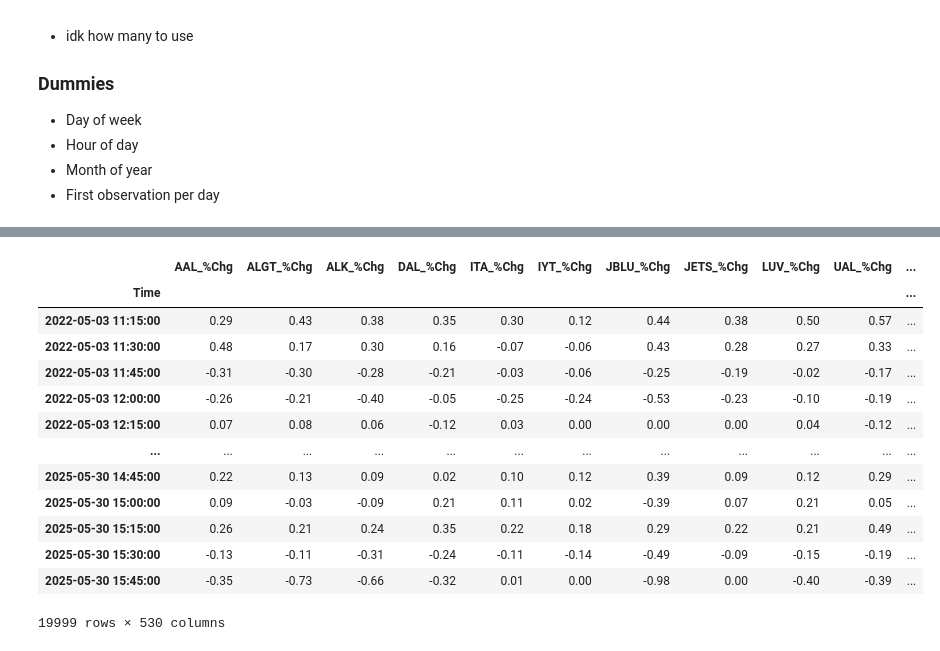
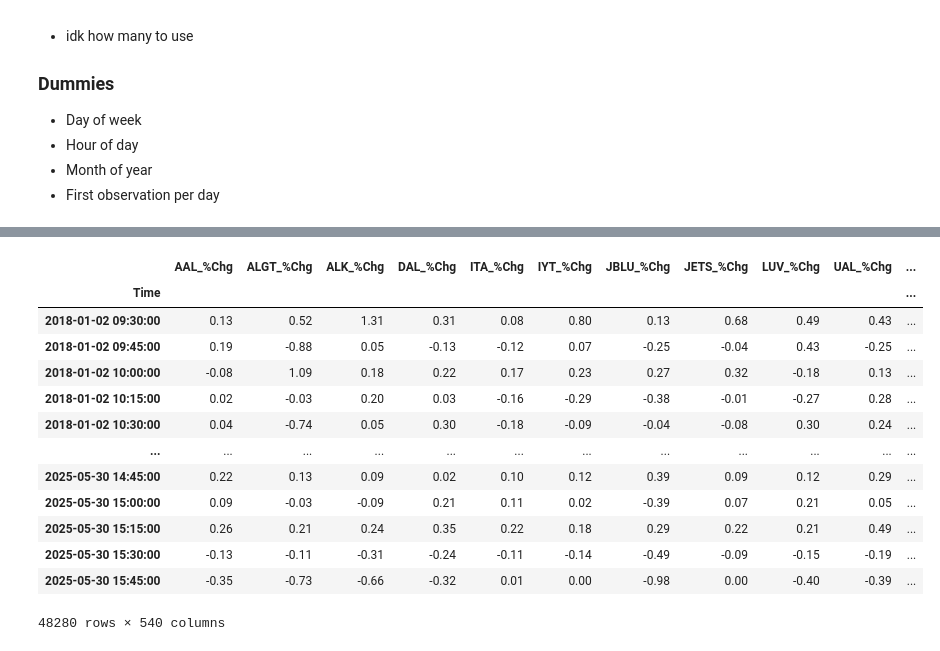
Before and after one commit to svanomm/sentiment-volume-forecasting, a Jupyter notebook: Scripts/04 Process Stock Data.ipynb, the cells around one changed output, grey strips where cells are left out. Saved outputs shown, nothing was run; the diff lists cells and outputs as text; code cells hidden in the pictures.

```diff
--- a/Scripts/04 Process Stock Data.ipynb
+++ b/Scripts/04 Process Stock Data.ipynb
@@ -62,8 +41,6 @@ AAL     74806
 JETS    62745
 Name: count, dtype: int64
 # %%
-# Drop duplicates rows (ignoring the 'filename' column)
+# Drop duplicates rows
 df_main = df_main.drop_duplicates()
-
-df_main = df_main.dropna(subset=['Open'])
-df_main
+df_main = df_main.dropna()
@@ -84,9 +47,7 @@ df_main
 # %%
-df_main = df_main.dropna()
 # Convert 'Time' column to datetime format
 df_main['Time'] = pd.to_datetime(df_main['Time'], format='%Y-%m-%d %H:%M')
 df_main['%Chg'] = df_main['%Chg'].str.replace('%', '').astype(float)
-df_main = df_main[df_main['Time'] >= datetime.datetime(2022,5,3,11,15)]
 df_main
 # %% [output]
 |  | Time | Open | High | Low | Last | Change | %Chg | Volume | ticker |
@@ -158,11 +91,14 @@ df_main['Last-Open%'] = (df_main['Open'] / df_main['Last']) - 1
 
 df_main.sort_values(by=['ticker', 'Time'], inplace=True)
 
+# Log returns
+df_main['LogReturn'] = 100*np.log1p(df_main.groupby('ticker')['Last'].pct_change())
+
 # 10-period rolling variance
-df_main['Roll_SD_Last_10'] = df_main.groupby('ticker')['Last'].rolling(window=10).std().reset_index(level=0, drop=True)
+df_main['Roll_SD_Last_10']   = df_main.groupby('ticker')['Last'].rolling(window=10).std().reset_index(level=0, drop=True)
 df_main['Roll_SDSD_Last_10'] = df_main.groupby('ticker')['Roll_SD_Last_10'].rolling(window=10).std().reset_index(level=0, drop=True)
 
-df_main['Roll_SD_Volume_10'] = df_main.groupby('ticker')['Volume'].rolling(window=10).std().reset_index(level=0, drop=True)
+df_main['Roll_SD_Volume_10']   = df_main.groupby('ticker')['Volume'].rolling(window=10).std().reset_index(level=0, drop=True)
 df_main['Roll_SDSD_Volume_10'] = df_main.groupby('ticker')['Roll_SD_Volume_10'].rolling(window=10).std().reset_index(level=0, drop=True)
 # %%
 df_main
@@ -208,3 +136,5 @@ for col in cols_to_lag:
 # reshape the data to wide format, adding the ticker as a prefix to all columns
 to_reshape = df_main.columns.difference(['Time', 'ticker'])
 df_wide = df_main.pivot_table(index='Time', columns='ticker', values=to_reshape, aggfunc='first')
+# Forward fill missing values
+df_wide = df_wide.ffill()
@@ -231,21 +141,22 @@ MultiIndex([(  '%Chg',  'AAL'),
 # %%
 # Flatten the MultiIndex column names
 df_wide.columns = [f'{ticker}_{col}' for col, ticker in df_wide.columns]
+df_wide = df_wide[df_wide.index >= datetime.datetime(2018, 1, 1, 0, 0)]
 df_wide
 # %% [output]
 |  | AAL_%Chg | ALGT_%Chg | ALK_%Chg | DAL_%Chg | ITA_%Chg | IYT_%Chg | JBLU_%Chg | JETS_%Chg | LUV_%Chg | UAL_%Chg | ... |
 | Time |  |  |  |  |  |  |  |  |  |  | ... |
-| 2022-05-03 11:15:00 | 0.29 | 0.43 | 0.38 | 0.35 | 0.30 | 0.12 | 0.44 | 0.38 | 0.50 | 0.57 | ... |
-| 2022-05-03 11:30:00 | 0.48 | 0.17 | 0.30 | 0.16 | -0.07 | -0.06 | 0.43 | 0.28 | 0.27 | 0.33 | ... |
-| 2022-05-03 11:45:00 | -0.31 | -0.30 | -0.28 | -0.21 | -0.03 | -0.06 | -0.25 | -0.19 | -0.02 | -0.17 | ... |
-| 2022-05-03 12:00:00 | -0.26 | -0.21 | -0.40 | -0.05 | -0.25 | -0.24 | -0.53 | -0.23 | -0.10 | -0.19 | ... |
-| 2022-05-03 12:15:00 | 0.07 | 0.08 | 0.06 | -0.12 | 0.03 | 0.00 | 0.00 | 0.00 | 0.04 | -0.12 | ... |
+| 2018-01-02 09:30:00 | 0.13 | 0.52 | 1.31 | 0.31 | 0.08 | 0.80 | 0.13 | 0.68 | 0.49 | 0.43 | ... |
+| 2018-01-02 09:45:00 | 0.19 | -0.88 | 0.05 | -0.13 | -0.12 | 0.07 | -0.25 | -0.04 | 0.43 | -0.25 | ... |
+| 2018-01-02 10:00:00 | -0.08 | 1.09 | 0.18 | 0.22 | 0.17 | 0.23 | 0.27 | 0.32 | -0.18 | 0.13 | ... |
+| 2018-01-02 10:15:00 | 0.02 | -0.03 | 0.20 | 0.03 | -0.16 | -0.29 | -0.38 | -0.01 | -0.27 | 0.28 | ... |
+| 2018-01-02 10:30:00 | 0.04 | -0.74 | 0.05 | 0.30 | -0.18 | -0.09 | -0.04 | -0.08 | 0.30 | 0.24 | ... |
 | ... | ... | ... | ... | ... | ... | ... | ... | ... | ... | ... | ... |
 | 2025-05-30 14:45:00 | 0.22 | 0.13 | 0.09 | 0.02 | 0.10 | 0.12 | 0.39 | 0.09 | 0.12 | 0.29 | ... |
 | 2025-05-30 15:00:00 | 0.09 | -0.03 | -0.09 | 0.21 | 0.11 | 0.02 | -0.39 | 0.07 | 0.21 | 0.05 | ... |
 | 2025-05-30 15:15:00 | 0.26 | 0.21 | 0.24 | 0.35 | 0.22 | 0.18 | 0.29 | 0.22 | 0.21 | 0.49 | ... |
 | 2025-05-30 15:30:00 | -0.13 | -0.11 | -0.31 | -0.24 | -0.11 | -0.14 | -0.49 | -0.09 | -0.15 | -0.19 | ... |
 | 2025-05-30 15:45:00 | -0.35 | -0.73 | -0.66 | -0.32 | 0.01 | 0.00 | -0.98 | 0.00 | -0.40 | -0.39 | ... |
-19999 rows × 530 columns
+48280 rows × 540 columns
 # %%
 # Save the processed DataFrame to a pickle file
```
Also changed, not shown: parts of 15 cells of this notebook, 1 other file.
